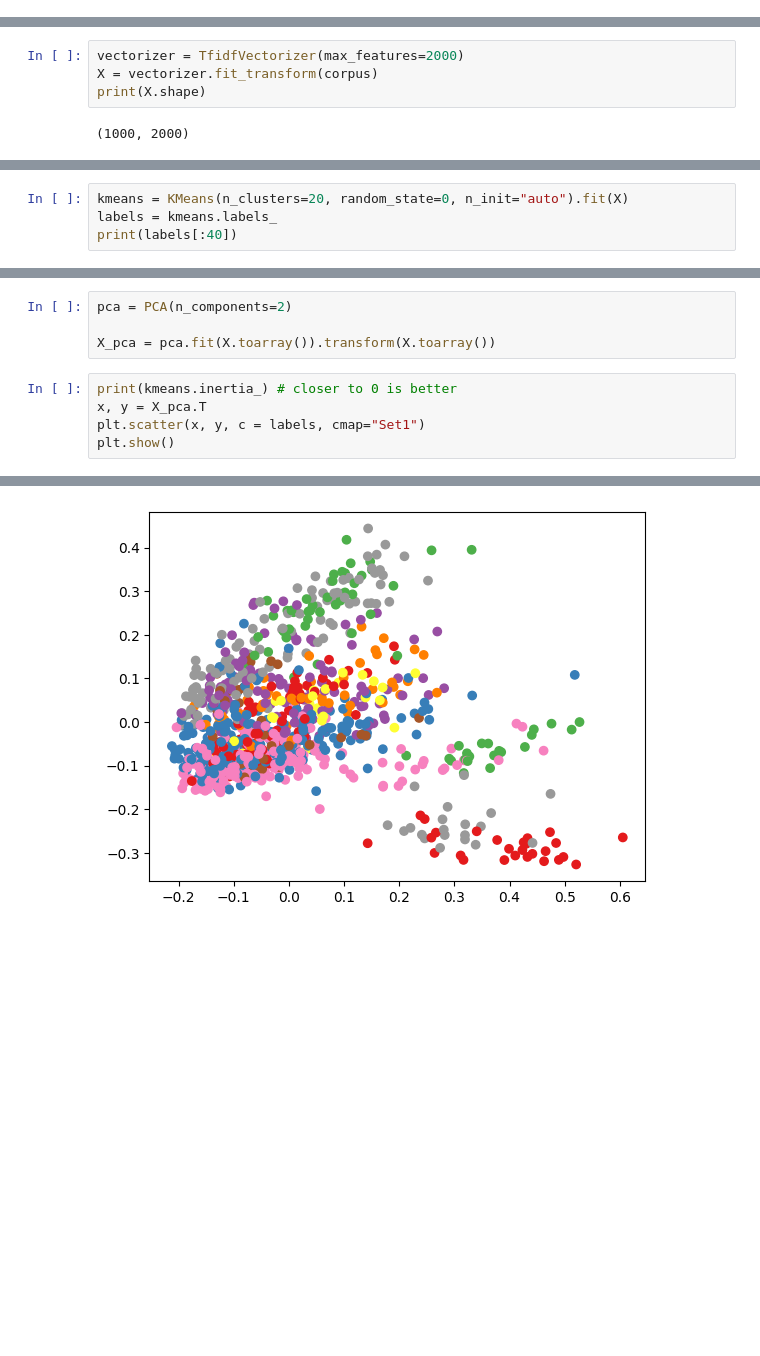
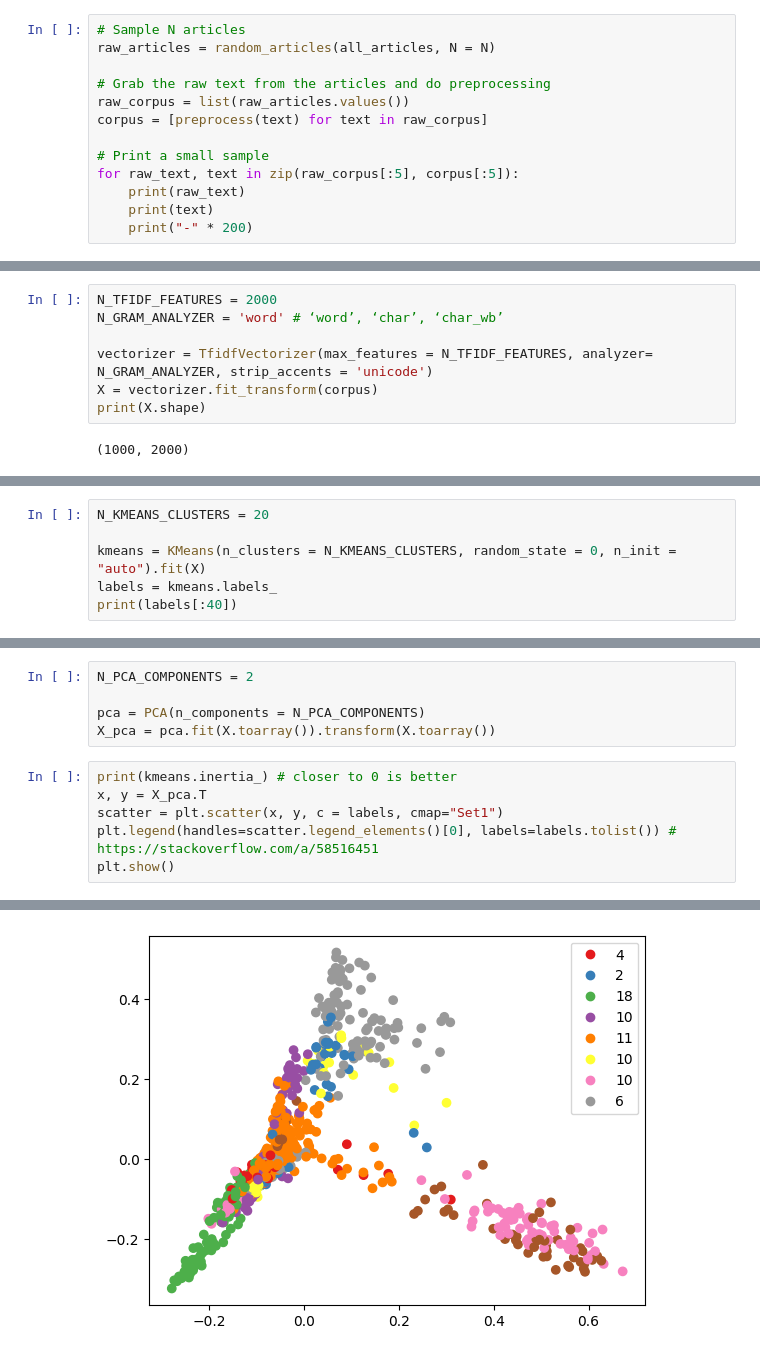
Before and after one commit to SebastianBitsch/wiki-suggest, a Jupyter notebook: text-processing/data-exploration.ipynb, the cells around one changed output, grey strips where cells are left out. Cells and saved outputs as stored; diff of their text form; blank space fills up the shorter version.

Commit message:
text processing, stemming, stopwords etc.

```diff
--- a/text-processing/data-exploration.ipynb
+++ b/text-processing/data-exploration.ipynb
@@ -66,0 +90,13 @@ for i, (id, text) in enumerate(articles.items()):
+# %%
+# Sample N articles
+raw_articles = random_articles(all_articles, N = N)
+
+# Grab the raw text from the articles and do preprocessing
+raw_corpus = list(raw_articles.values())
+corpus = [preprocess(text) for text in raw_corpus]
+
+# Print a small sample
+for raw_text, text in zip(raw_corpus[:5], corpus[:5]):
+    print(raw_text)
+    print(text)
+    print("-" * 200)
@@ -69,5 +126,8 @@ for i, (id, text) in enumerate(articles.items()):
 # %%
-vectorizer = TfidfVectorizer(max_features=2000)
+N_TFIDF_FEATURES = 2000
+N_GRAM_ANALYZER = 'word' # ‘word’, ‘char’, ‘char_wb’
+
+vectorizer = TfidfVectorizer(max_features = N_TFIDF_FEATURES, analyzer= N_GRAM_ANALYZER, strip_accents = 'unicode')
 X = vectorizer.fit_transform(corpus)
 print(X.shape)
 # %% [output]
@@ -77,5 +137,7 @@ print(X.shape)
 # %%
-kmeans = KMeans(n_clusters=20, random_state=0, n_init="auto").fit(X)
+N_KMEANS_CLUSTERS = 20
+
+kmeans = KMeans(n_clusters = N_KMEANS_CLUSTERS, random_state = 0, n_init = "auto").fit(X)
 labels = kmeans.labels_
 print(labels[:40])
 # %% [output]
@@ -109,10 +171,12 @@ the football league centenary trophy also known as the mercantile credit centena
 # %%
-pca = PCA(n_components=2)
+N_PCA_COMPONENTS = 2
 
+pca = PCA(n_components = N_PCA_COMPONENTS)
 X_pca = pca.fit(X.toarray()).transform(X.toarray())
 # %%
 print(kmeans.inertia_) # closer to 0 is better
 x, y = X_pca.T
-plt.scatter(x, y, c = labels, cmap="Set1")
+scatter = plt.scatter(x, y, c = labels, cmap="Set1")
+plt.legend(handles=scatter.legend_elements()[0], labels=labels.tolist()) # https://stackoverflow.com/a/58516451
 plt.show()
 # %% [output]
@@ -120 +184 @@ plt.show()
-[figure, old version]
+[figure, new version]
```
Also changed, not shown: parts of 19 cells of this notebook.
